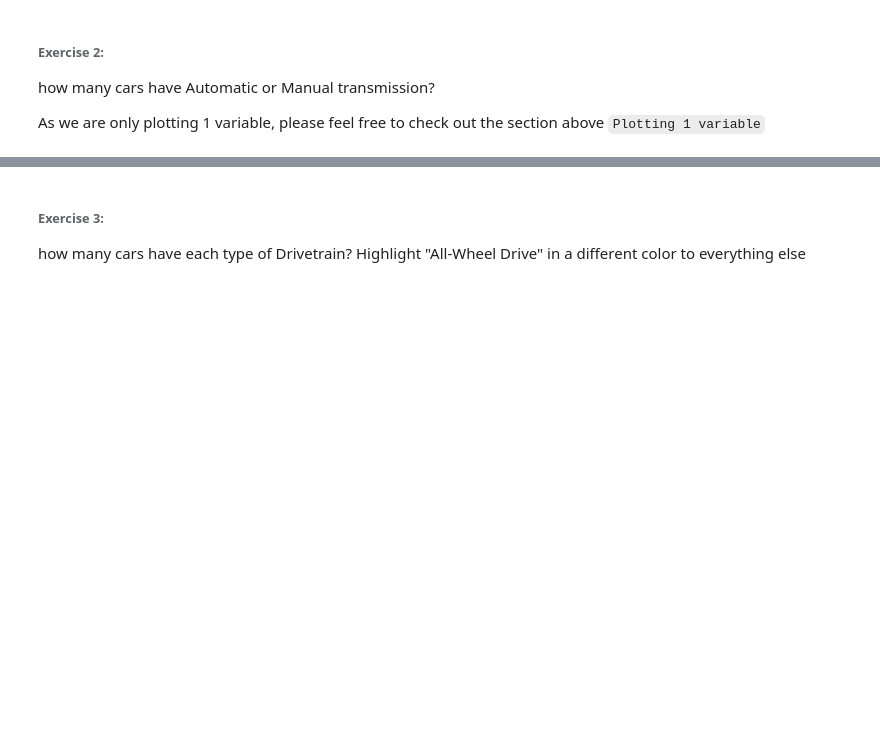
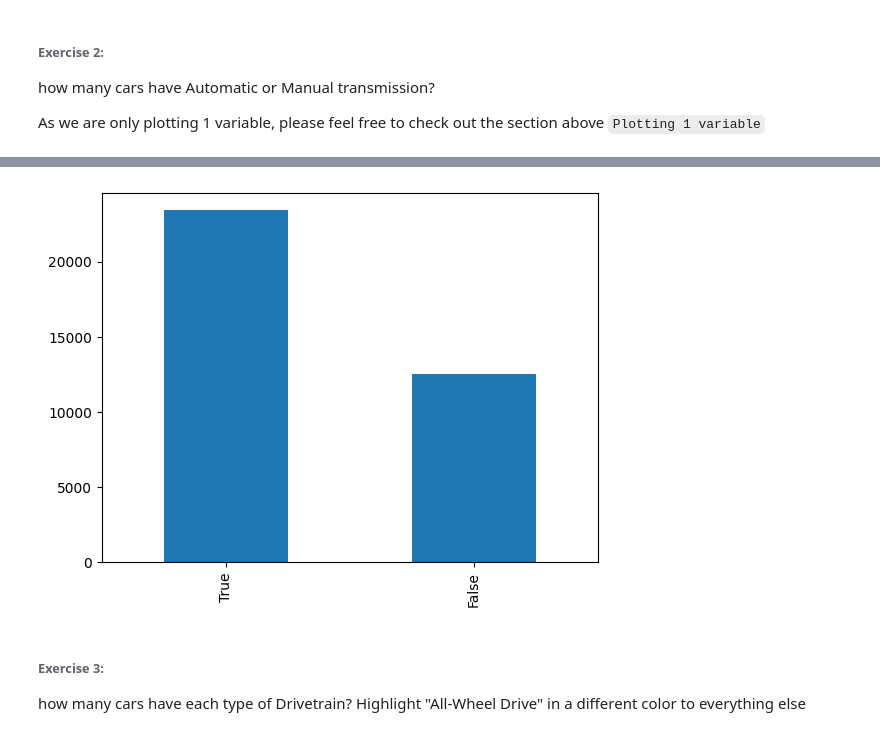
Before and after one commit to PhoenixCC0722/JoinTheGame_Magist, a Jupyter notebook: 12_pandas_plot.ipynb, the cells around one changed output, grey strips where cells are left out. Cells and saved outputs as stored; diff of their text form; code cells hidden in the pictures; blank space fills up the shorter version.

```diff
--- a/12_pandas_plot.ipynb
+++ b/12_pandas_plot.ipynb
@@ -234,3 +254,10 @@ As we are only plotting 1 variable, please feel free to check out the section ab
+# %%
+# find the frequency of the new column 'Auto', it's boolean
+Auto_freq = cars.Auto.value_counts()
+Auto_freq
+Auto_freq.plot.bar();
+# %% [output]
+[figure, added]
 # %% [markdown]
 ###### **Exercise 3:**
 how many cars have each type of Drivetrain? Highlight "All-Wheel Drive" in a different color to everything else
```
Also changed, not shown: parts of 4 cells of this notebook.
